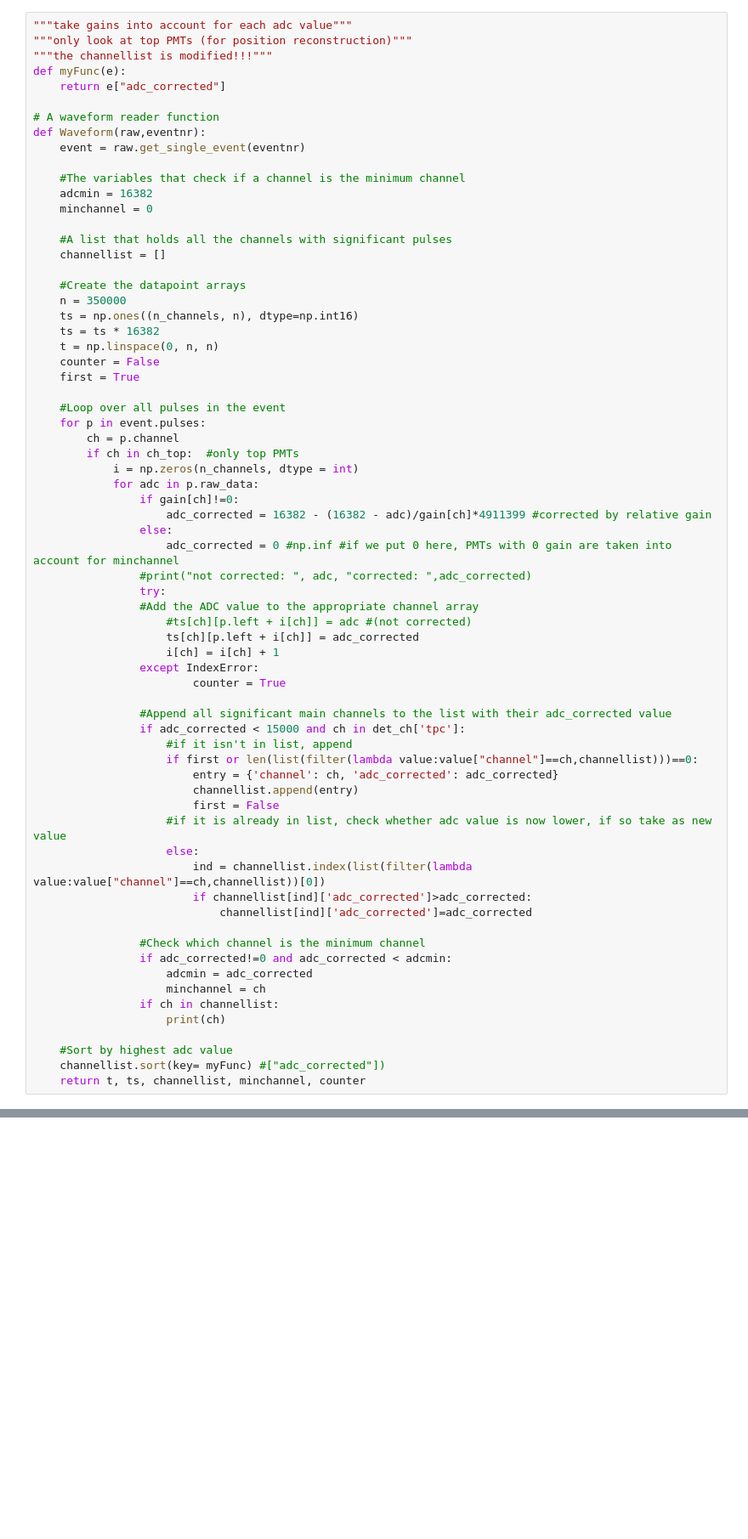
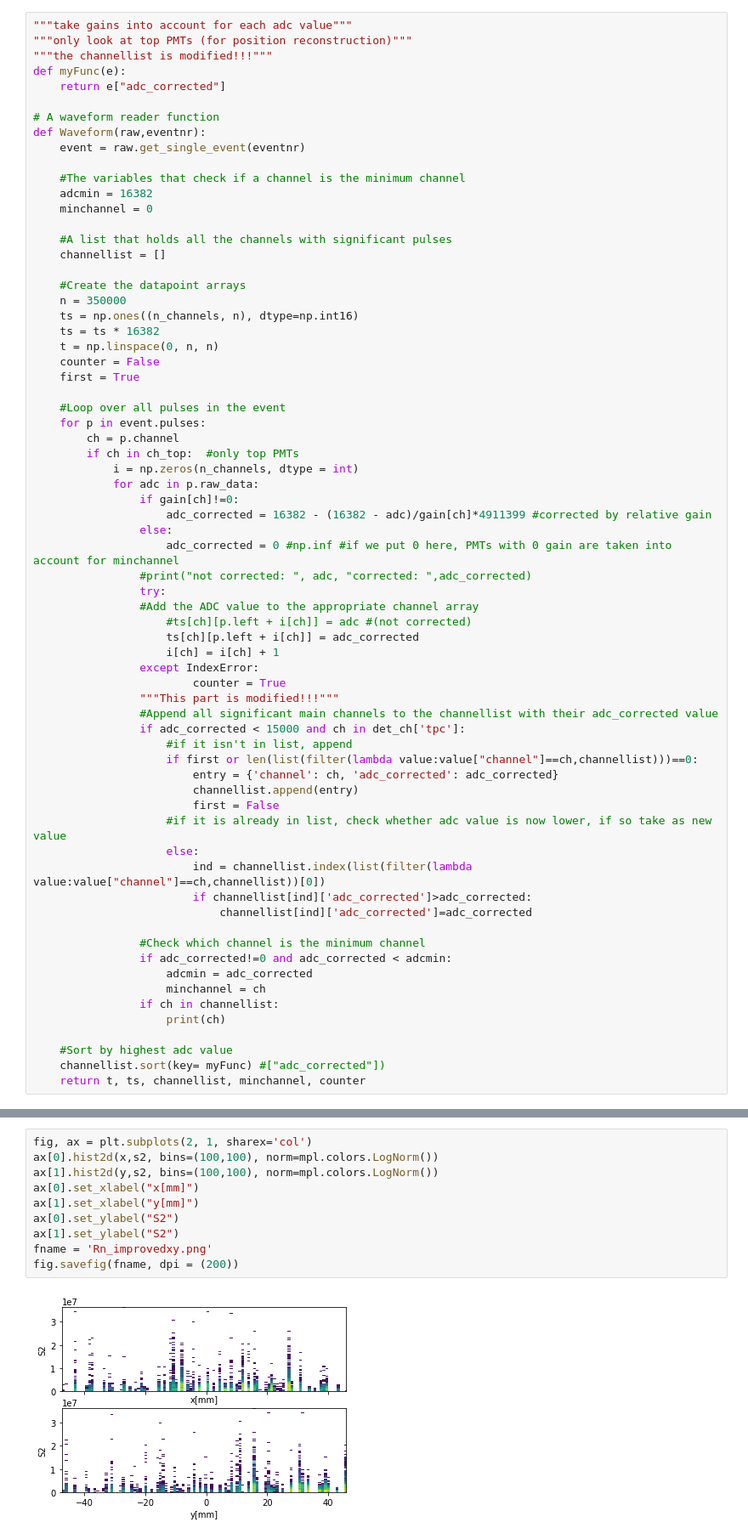
Before and after one commit to wesselrijk/XENON1T_NikhefProject, a Jupyter notebook: DataAnalysis/Improved_position_reconstruction.ipynb, the cells around one changed output, grey strips where cells are left out. Shown at 85% size. Cells and saved outputs as stored; diff of their text form; blank space fills up the shorter version.

```diff
--- a/DataAnalysis/Improved_position_reconstruction.ipynb
+++ b/DataAnalysis/Improved_position_reconstruction.ipynb
@@ -80,8 +98,8 @@ def Waveform(raw,eventnr):
                     i[ch] = i[ch] + 1
                 except IndexError:
                         counter = True
-
-                #Append all significant main channels to the list with their adc_corrected value
+                """This part is modified!!!"""
+                #Append all significant main channels to the channellist with their adc_corrected value
                 if adc_corrected < 15000 and ch in det_ch['tpc']:
                     #if it isn't in list, append
                     if first or len(list(filter(lambda value:value["channel"]==ch,channellist)))==0:
@@ -133,0 +364,12 @@ for ch in ch_top:
+# %%
+fig, ax = plt.subplots(2, 1, sharex='col')
+ax[0].hist2d(x,s2, bins=(100,100), norm=mpl.colors.LogNorm())
+ax[1].hist2d(y,s2, bins=(100,100), norm=mpl.colors.LogNorm())
+ax[0].set_xlabel("x[mm]")
+ax[1].set_xlabel("y[mm]")
+ax[0].set_ylabel("S2")
+ax[1].set_ylabel("S2")
+fname = 'Rn_improvedxy.png'
+fig.savefig(fname, dpi = (200))
+# %% [output]
+[figure, added]
```
Also changed, not shown: parts of 22 cells of this notebook.
